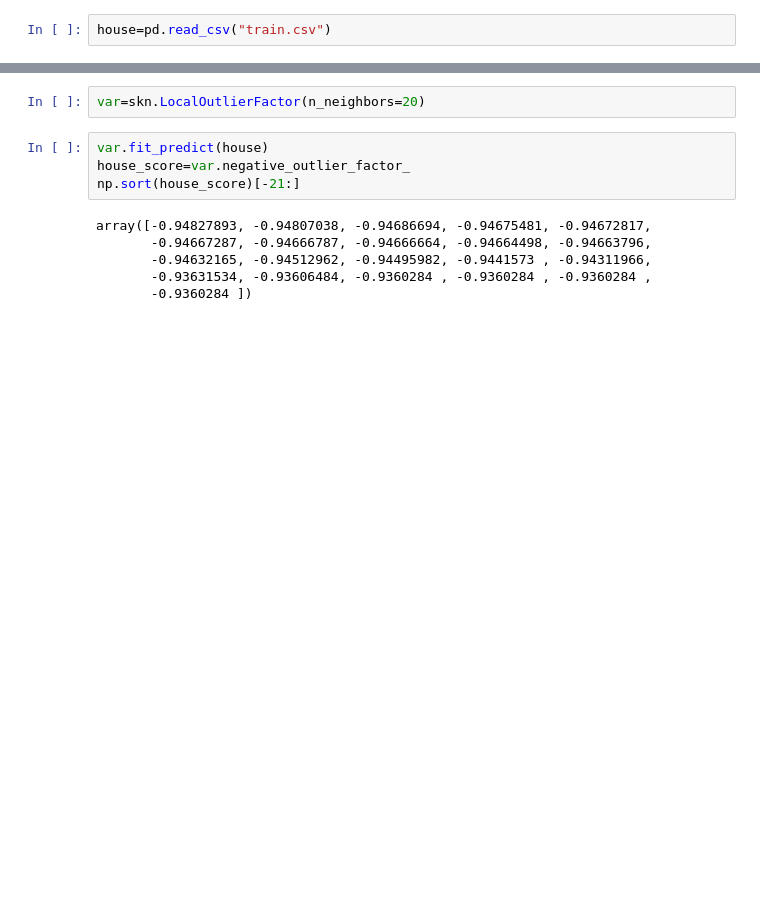
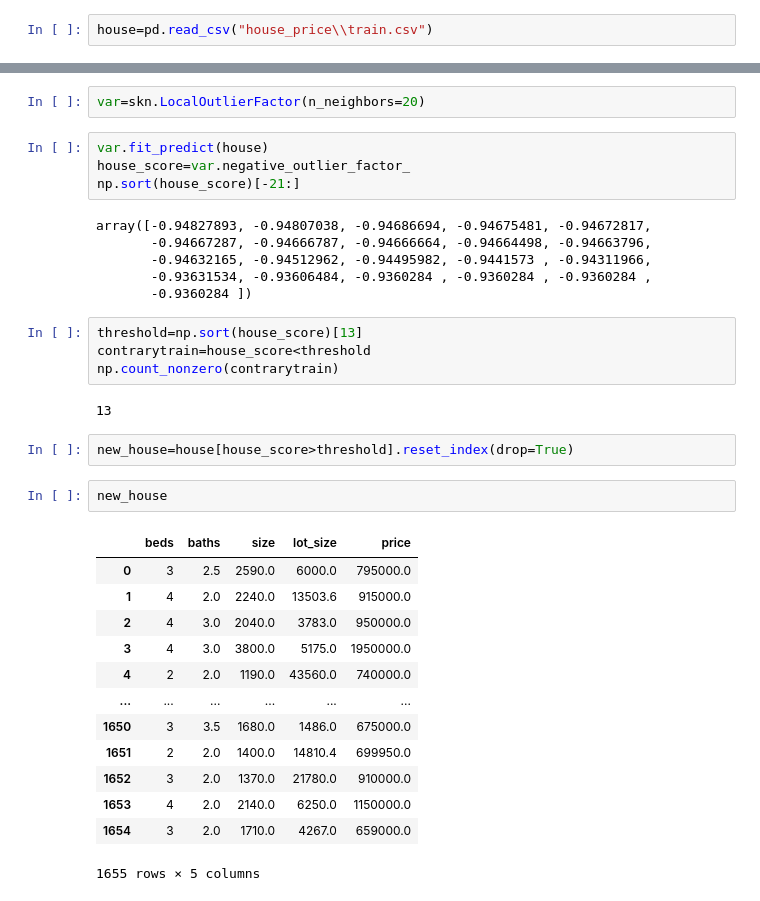
Before and after one commit to ShradhaSaxena23/house_price_prediction_seattle, a Jupyter notebook: day0.ipynb, the cells around one changed output, grey strips where cells are left out. Drawn from its saved outputs; the diff is of its cells as text; blank space fills up the shorter version.

```diff
--- a/day0.ipynb
+++ b/day0.ipynb
@@ -4,7 +4,7 @@ import numpy as np
 # %% [markdown]
 house=pd.read_csv("train.csv")
 # %%
-house=pd.read_csv("train.csv")
+house=pd.read_csv("house_price\\train.csv")
 # %%
 house.info()
 # %% [output]
@@ -149,3 +141,27 @@ array([-0.94827893, -0.94807038, -0.94686694, -0.94675481, -0.94672817,
        -0.94632165, -0.94512962, -0.94495982, -0.9441573 , -0.94311966,
        -0.93631534, -0.93606484, -0.9360284 , -0.9360284 , -0.9360284 ,
        -0.9360284 ])
+# %%
+threshold=np.sort(house_score)[13]
+contrarytrain=house_score<threshold
+np.count_nonzero(contrarytrain)
+# %% [output]
+13
+# %%
+new_house=house[house_score>threshold].reset_index(drop=True)
+# %%
+new_house
+# %% [output]
+|  | beds | baths | size | lot_size | price |
+| 0 | 3 | 2.5 | 2590.0 | 6000.0 | 795000.0 |
+| 1 | 4 | 2.0 | 2240.0 | 13503.6 | 915000.0 |
+| 2 | 4 | 3.0 | 2040.0 | 3783.0 | 950000.0 |
+| 3 | 4 | 3.0 | 3800.0 | 5175.0 | 1950000.0 |
+| 4 | 2 | 2.0 | 1190.0 | 43560.0 | 740000.0 |
+| ... | ... | ... | ... | ... | ... |
+| 1650 | 3 | 3.5 | 1680.0 | 1486.0 | 675000.0 |
+| 1651 | 2 | 2.0 | 1400.0 | 14810.4 | 699950.0 |
+| 1652 | 3 | 2.0 | 1370.0 | 21780.0 | 910000.0 |
+| 1653 | 4 | 2.0 | 2140.0 | 6250.0 | 1150000.0 |
+| 1654 | 3 | 2.0 | 1710.0 | 4267.0 | 659000.0 |
+1655 rows × 5 columns
```
Also changed, not shown: parts of 7 cells of this notebook.
